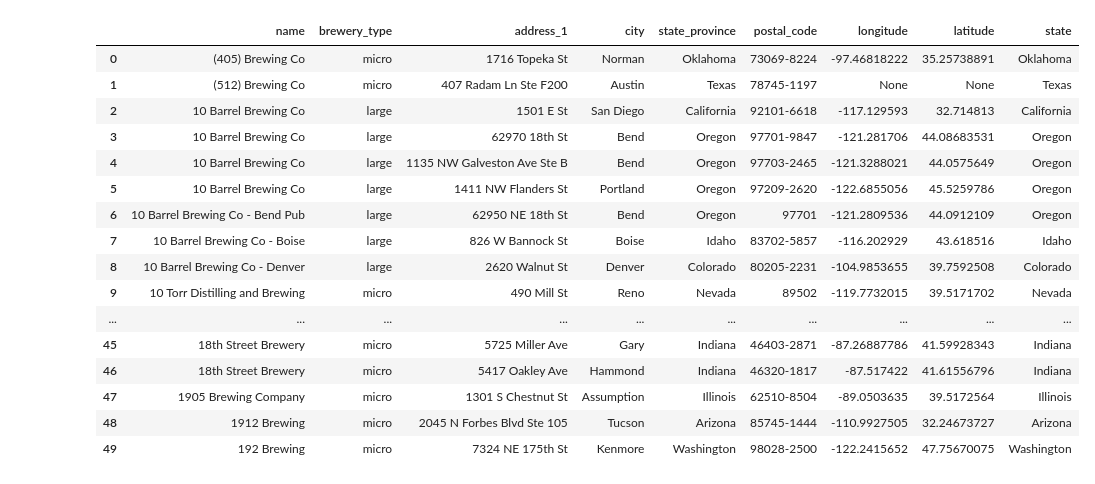
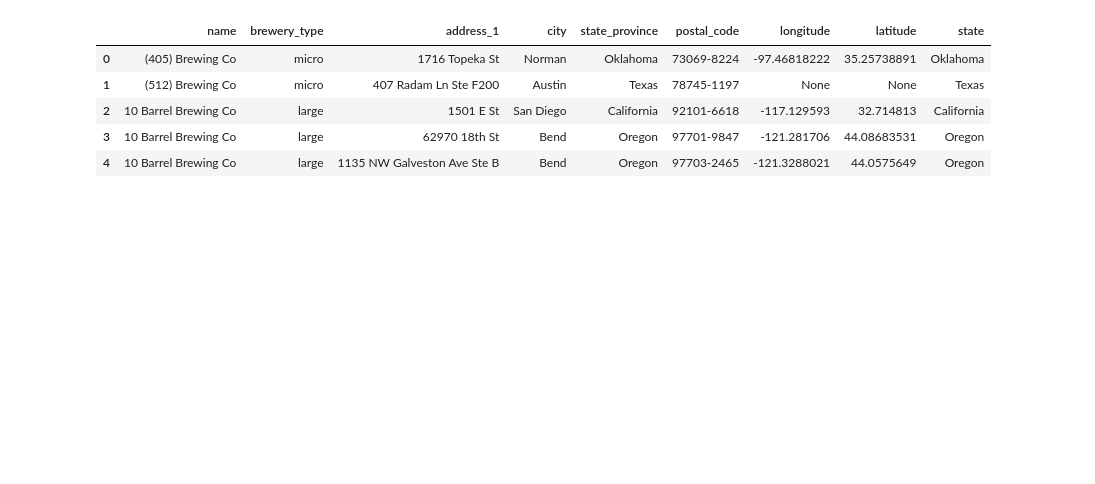
Before and after one commit to rpatel9877/project1, a Jupyter notebook: vicky_lasota/vicky_lasota.ipynb, the cells around one changed output. Cells and saved outputs as stored; diff of their text form; code cells hidden in the pictures; blank space fills up the shorter version.

```diff
--- a/vicky_lasota/vicky_lasota.ipynb
+++ b/vicky_lasota/vicky_lasota.ipynb
@@ -25,0 +14,27 @@ https://api.openbrewerydb.org/v1/breweries?by_country=United_States&page=1&per_p
+# %%
+# URL for GET requests to retrieve brewery data
+base_url = 'https://api.openbrewerydb.org/v1/breweries?by_country=United_States'
+
+#example of the url for the first page
+#https://api.openbrewerydb.org/v1/breweries?by_country=United_States&page=1&per_page=200
+#query_url = base_url + "&page="+ page + "&per_page=200"
+
+# Define an empty list to fetch the page data for each set of data
+brewery_data = []
+
+# Loop through the pages to get all the data
+for page in range(1, 156):
+    query_url = base_url + "&page="+ str(page) + "&per_page=200"
+    response = requests.get(query_url).json()
+    brewery_data.append(response)
+
+# Create a list of all the breweries
+breweries = []
+for page in brewery_data:
+    for brewery in page:
+        breweries.append(brewery)
+
+# Create a dataframe from the list of breweries
+breweries_df = pd.DataFrame(breweries)
+
+breweries_df.head()
@@ -49,4 +53,4 @@ print(json.dumps(response, indent=4, sort_keys=True))
 # %%
 #create a dataframe from the json response
-breweries_df = pd.DataFrame(response)
-breweries_df.head(4)
+#breweries_df = pd.DataFrame(response)
+#breweries_df.head(4)
@@ -68,26 +66,15 @@ breweries_df.describe()
 # %%
 #Prepare the breweries Database for analysis
 #drop brevery id, address_2, address_3, country, phone, website_url, and street
 clean_breweries_df = breweries_df.drop(columns=['id', 'address_2', 'address_3', 'country', 'phone', 'website_url', 'street'])
-clean_breweries_df.head(7933)
+clean_breweries_df.head()
 # %% [output]
 |  | name | brewery_type | address_1 | city | state_province | postal_code | longitude | latitude | state |
 | 0 | (405) Brewing Co | micro | 1716 Topeka St | Norman | Oklahoma | 73069-8224 | -97.46818222 | 35.25738891 | Oklahoma |
 | 1 | (512) Brewing Co | micro | 407 Radam Ln Ste F200 | Austin | Texas | 78745-1197 | None | None | Texas |
 | 2 | 10 Barrel Brewing Co | large | 1501 E St | San Diego | California | 92101-6618 | -117.129593 | 32.714813 | California |
 | 3 | 10 Barrel Brewing Co | large | 62970 18th St | Bend | Oregon | 97701-9847 | -121.281706 | 44.08683531 | Oregon |
 | 4 | 10 Barrel Brewing Co | large | 1135 NW Galveston Ave Ste B | Bend | Oregon | 97703-2465 | -121.3288021 | 44.0575649 | Oregon |
-| 5 | 10 Barrel Brewing Co | large | 1411 NW Flanders St | Portland | Oregon | 97209-2620 | -122.6855056 | 45.5259786 | Oregon |
-| 6 | 10 Barrel Brewing Co - Bend Pub | large | 62950 NE 18th St | Bend | Oregon | 97701 | -121.2809536 | 44.0912109 | Oregon |
-| 7 | 10 Barrel Brewing Co - Boise | large | 826 W Bannock St | Boise | Idaho | 83702-5857 | -116.202929 | 43.618516 | Idaho |
-| 8 | 10 Barrel Brewing Co - Denver | large | 2620 Walnut St | Denver | Colorado | 80205-2231 | -104.9853655 | 39.7592508 | Colorado |
-| 9 | 10 Torr Distilling and Brewing | micro | 490 Mill St | Reno | Nevada | 89502 | -119.7732015 | 39.5171702 | Nevada |
-| ... | ... | ... | ... | ... | ... | ... | ... | ... | ... |
-| 45 | 18th Street Brewery | micro | 5725 Miller Ave | Gary | Indiana | 46403-2871 | -87.26887786 | 41.59928343 | Indiana |
-| 46 | 18th Street Brewery | micro | 5417 Oakley Ave | Hammond | Indiana | 46320-1817 | -87.517422 | 41.61556796 | Indiana |
-| 47 | 1905 Brewing Company | micro | 1301 S Chestnut St | Assumption | Illinois | 62510-8504 | -89.0503635 | 39.5172564 | Illinois |
-| 48 | 1912 Brewing | micro | 2045 N Forbes Blvd Ste 105 | Tucson | Arizona | 85745-1444 | -110.9927505 | 32.24673727 | Arizona |
-| 49 | 192 Brewing | micro | 7324 NE 175th St | Kenmore | Washington | 98028-2500 | -122.2415652 | 47.75670075 | Washington |
 # %%
 #count missing values for each column
 clean_breweries_df.isnull()
```
Also changed, not shown: parts of 14 cells of this notebook, 1 other file.
